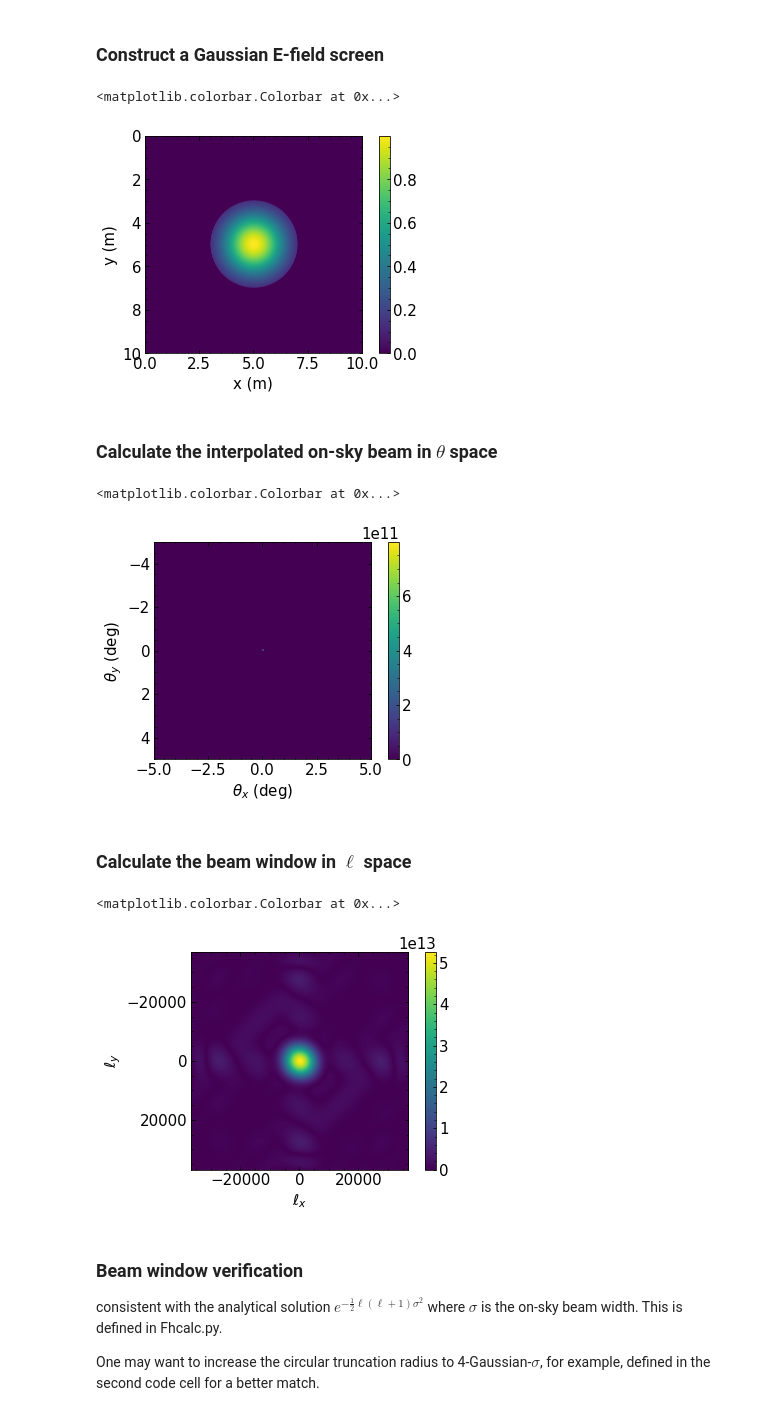
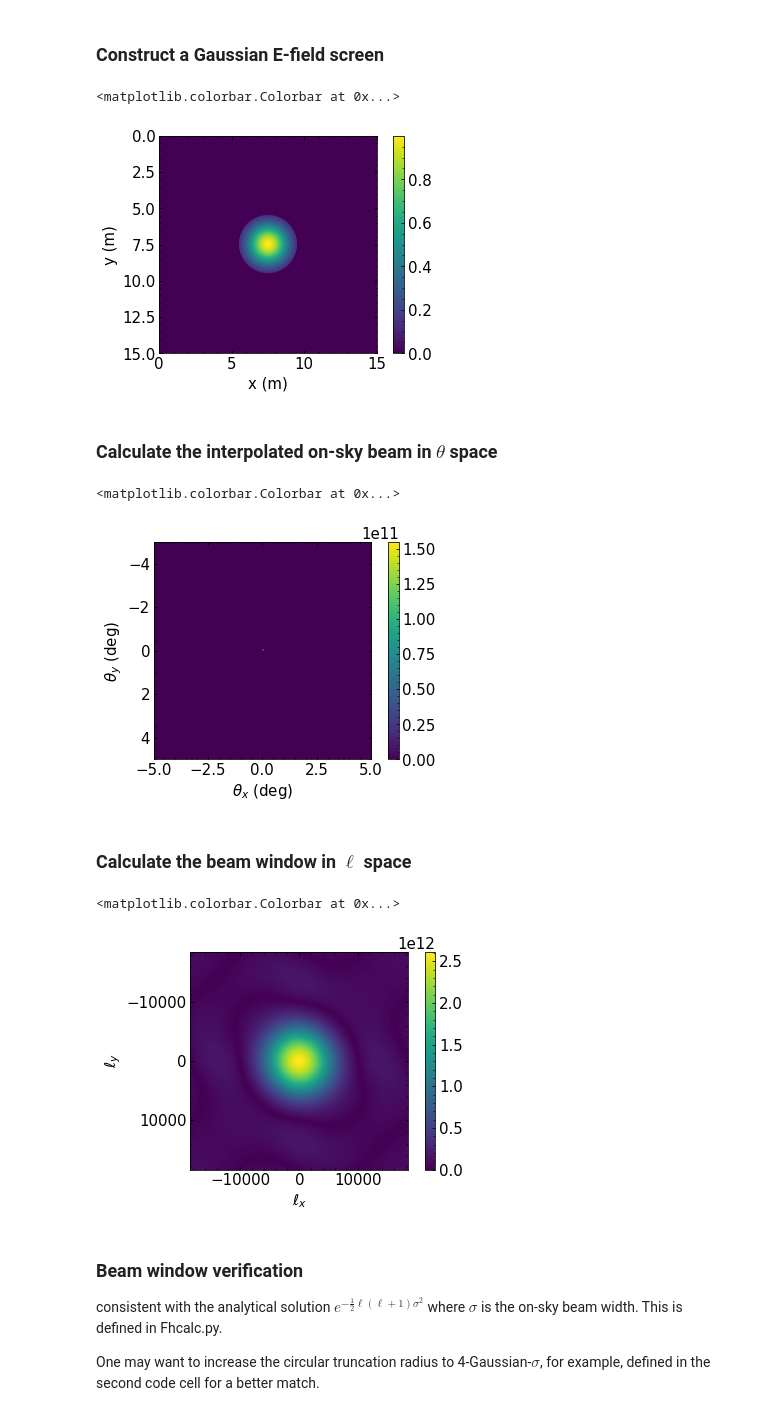
Before and after one commit to gemmahuai/Gemmas-CMB, a Jupyter notebook: Main/TMA_maincalc.ipynb, the cells around one changed output. Cells and saved outputs as stored; diff of their text form; code cells hidden in the pictures.

Commit message:
updated some parameters

```diff
--- a/Main/TMA_maincalc.ipynb
+++ b/Main/TMA_maincalc.ipynb
@@ -16,29 +16,35 @@ from mycolorpy import colorlist as mcp
 # %% [markdown]
 ### Construct a Gaussian E-field screen
+# %%
+# parameter initialization
+N_screen = 4096 # 8192 for figures in the paper; this only changes the leakage amplitude, irrelevant to the pattern we're studying
+N_theta = 1024# 1024
+D = 15.0
+sigma = 1.0
+thetamaxdeg = 5.0 # interpolate from -5 deg to +5 deg
 # %%
 screen = {}
-screen['N'] = 4096
-screen['D'] = 10
+screen['N'] = N_screen
+screen['D'] = D
 Initialize(screen)
 center = (screen['D']/2, screen['D']/2)
-MultByGaussian(screen, center, 1.0) # Gaussian E-field
+MultByGaussian(screen, center, sigma) # Gaussian E-field
 InCircle(screen, center, 2.0) # circular truncation
 ScreenFFT(screen) # take FT of the screen
 
 plt.imshow(screen['E'],extent=(0,screen['D'],screen['D'],0))
 plt.xlabel('x (m)')
 plt.ylabel('y (m)')
 plt.colorbar()
 # %% [output]
 <matplotlib.colorbar.Colorbar at 0x...>
-[figure, old version]
+[figure, new version]
 # %% [markdown]
 ### Calculate the interpolated on-sky beam in $\theta$ space
 # %%
 lam = 0.002 #m wavelength
-thetamaxdeg = 5.0 # interpolate from -5 deg to +5 deg
 thetamax = thetamaxdeg*np.pi/180. # degree to radian
-theta_vec = np.linspace(-thetamax,thetamax,2048)
+theta_vec = np.linspace(-thetamax,thetamax,N_theta)
 II0 = Project_I_on_thetagrid(theta_vec,screen,lam) # interpolation
 plt.imshow(II0, extent=(-thetamaxdeg, thetamaxdeg, thetamaxdeg, -thetamaxdeg))
 plt.xlabel(r'$\theta_x$ (deg)')
@@ -46,7 +52,7 @@ plt.ylabel(r'$\theta_y$ (deg)')
 plt.colorbar()
 # %% [output]
 <matplotlib.colorbar.Colorbar at 0x...>
-[figure, old version]
+[figure, new version]
 # %% [markdown]
 ### Calculate the beam window in $\ell$ space
 # %%
@@ -54,7 +60,7 @@ plt.colorbar()
 fft_I0 = np.abs(np.fft.fftshift(np.fft.fft2(np.fft.fftshift(II0)))) # in 1/rad (l) space
 
 #calculate l
-theta_vec = np.linspace(0, 2*thetamax, 2048) # shift coordinates, easy to convert to l
+theta_vec = np.linspace(0, 2*thetamax, N_theta) # shift coordinates, easy to convert to l
 n = theta_vec.shape[0]
 dl = 2*np.pi/theta_vec.max() # dl in 1/rad space
 l_vec = np.fft.fftshift(dl * np.fft.fftfreq(n)*n)
@@ -67,7 +73,7 @@ plt.ylabel(r'$\ell_y$')
 plt.colorbar()
 # %% [output]
 <matplotlib.colorbar.Colorbar at 0x...>
-[figure, old version]
+[figure, new version]
 # %% [markdown]
 ### Beam window verification
 
```
Also changed, not shown: parts of 10 cells of this notebook.
